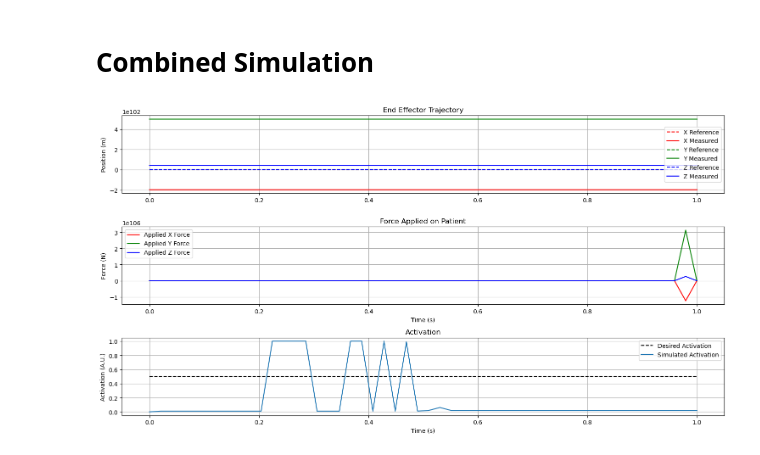
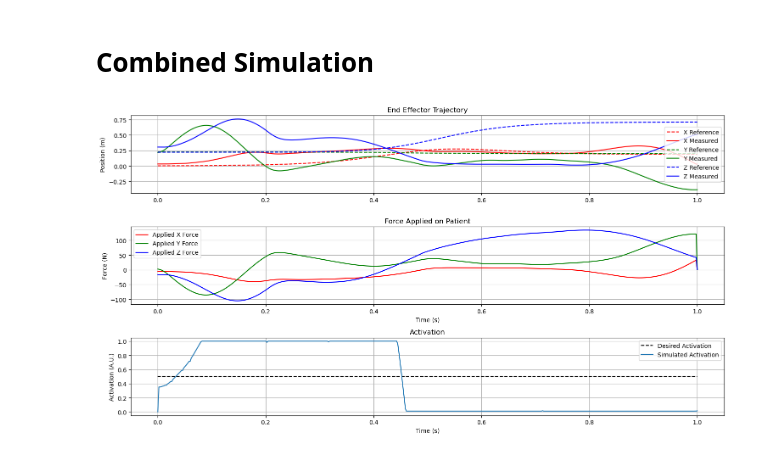
Before and after one commit to aaronjohnsabu1999/flexiforce, a Jupyter notebook: Simulation.ipynb, the cells around one changed output. Saved outputs shown, nothing was run; the diff lists cells and outputs as text; code cells hidden in the pictures.

```diff
--- a/Simulation.ipynb
+++ b/Simulation.ipynb
@@ -80,11 +80,11 @@ plt.show()
 # **Combined Simulation**
 # %%
 G = {
-    'G_p': 0.1,
-    'G_i': 0.08,
-    'G_d': 0.01,
+    'G_p': 0.001,
+    'G_i': 0,
+    'G_d': 0,
     }
 
-run(curl_time = 1, G = G, sps = 50)
+run(curl_time = 1, G = G, sps = 500)
 # %% [output]
-[figure, old version]
+[figure, new version]
```
Also changed, not shown: 8 other files.
